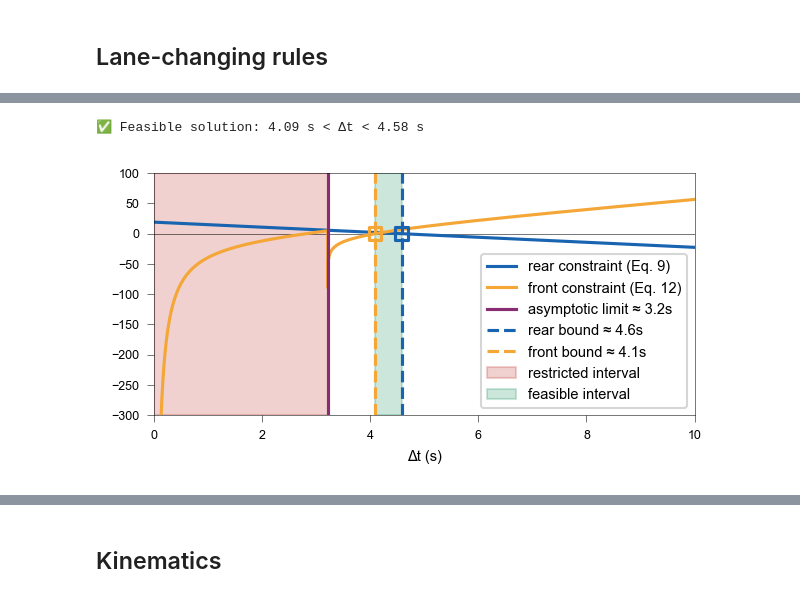
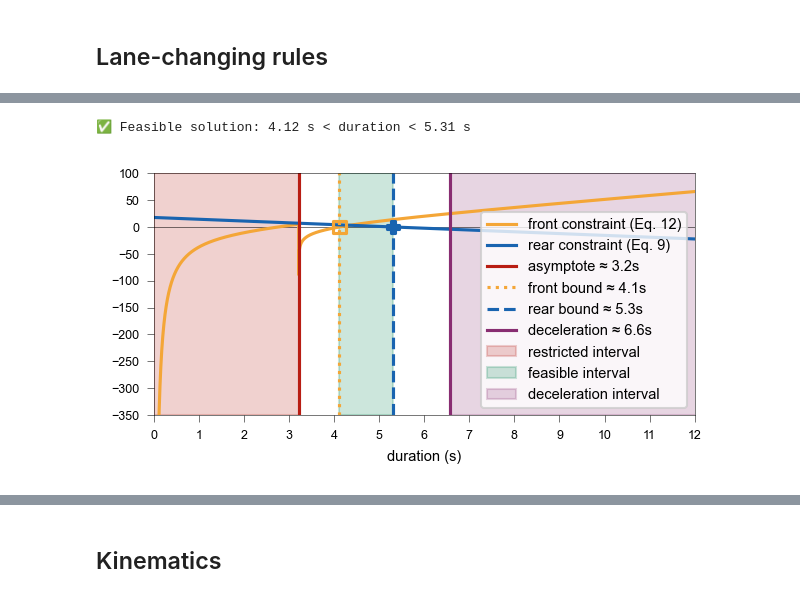
Before and after one commit to EPFL-ENAC/LUTS-pneuma-simulator, a Jupyter notebook: notebooks/discrete.ipynb, the cells around one changed output, grey strips where cells are left out. Cells and saved outputs as stored; diff of their text form; code cells hidden in the pictures.

```diff
--- a/notebooks/discrete.ipynb
+++ b/notebooks/discrete.ipynb
@@ -363,0 +310,6 @@ solution
+# %%
+def geom(phi):
+    R = 0.5 * W / (1 - np.cos(phi))
+    S = 2 * R * phi
+    Dx = W / np.tan(0.5 * phi)
+    return S, Dx
@@ -363,0 +428,14 @@ solution
+# %%
+if phi_c < phi:
+    print("adjust")
+    S = geom(phi_c - 1e-12)[0]
+    Dx = geom(phi_c - 1e-12)[1]
+# %%
+dt_0 = 2 * S / (params_front["v0_a"] + v_check)
+# Solve both bounds
+dt_rear = rear_upper_bound(s_check_f, Dx, **params_rear)
+solution = root_scalar(g, x0=dt_0 + 1e-15, args=(s_check_l, v_check, S, Dx), method="newton")
+print(solution)
+dt_front = solution.root
+print("----------------------------------------------------")
+print(dt_0, dt_front, dt_rear)
@@ -364,34 +451,40 @@ solution
 # %%
 %matplotlib inline
 fig, ax = plt.subplots(figsize=(10 * cm, 5 * cm), dpi=150)
 # Check feasibility
-if dt_front and dt_rear and dt_front < dt_rear:
-    times = np.linspace(0, 10, 10000)
-    fvals_front = [f_eq12(t, **params_front) for t in times]
-    fvals_rear = [f_eq9(t, **params_rear) for t in times]
+if dt_front and dt_rear and dt_front <= dt_rear and dt_0 < dt_front:
+    times = np.linspace(0, 16, 10000)
+    fvals_rear = [f_eq9(t,s_check_f, Dx, **params_rear) for t in times]
+    fvals_front = [f_eq12(t, s_check_l, v_check, S, Dx,**params_front) for t in times]
     plt.axhline(0, color="k", linestyle="-", linewidth=.25)
+    plt.plot(times, fvals_front, label="front constraint (Eq. 12)", color=orange)
     plt.plot(times, fvals_rear, label="rear constraint (Eq. 9)", color=dark_blue)
-    plt.plot(times, fvals_front, label="front constraint (Eq. 12)", color=orange)
     # Mark solution points
-    plt.axvline(dt_0, color=dark_purple, linestyle="-", label=f"asymptotic limit ≈ {dt_0:.1f}s")
+    plt.axvline(dt_0, color=RAL_3020, linestyle="-", label=f"asymptote ≈ {dt_0:.1f}s")
+    plt.axvline(dt_front, color=orange, linestyle=":", label=f"front bound ≈ {dt_front:.1f}s")
     plt.axvline(dt_rear, color=dark_blue, linestyle="--", label=f"rear bound ≈ {dt_rear:.1f}s")
-    plt.scatter([dt_rear], [f_eq9(dt_rear, **params_rear)], marker="s",lw=1.5,fc='none',color=dark_blue, zorder=5)
-    plt.axvline(dt_front, color=orange, linestyle="--", label=f"front bound ≈ {dt_front:.1f}s")
-    plt.scatter([dt_front], [f_eq12(dt_front, **params_front)], marker="s",lw=1.5,fc='none', color=orange, zorder=5)
+    plt.axvline(S/v_check, color=dark_purple, linestyle="-", label=f"deceleration ≈ {S/v_check:.1f}s")
+    plt.scatter([dt_rear], [f_eq9(dt_rear, s_check_f, Dx, **params_rear)], marker="P",lw=1.5,fc='none',color=dark_blue, zorder=5)
+    plt.scatter([dt_front], [f_eq12(dt_front, s_check_l, v_check, S, Dx,**params_front)], marker="s",lw=1.5,fc='none', color=orange, zorder=5)
+
+
     # Shade restricted interval
     plt.axvspan(0, dt_0, color=RAL_3020, alpha=0.2, label="restricted interval")
     # Shade feasible interval
     plt.axvspan(dt_front, dt_rear, color=RAL_6024, alpha=0.2, label="feasible interval")
-    plt.xlabel("Δt (s)")
-    plt.legend()
-    plt.xlim(0, 10)
-    plt.ylim(-300, 100)
+    # Deceleration interval
+    plt.axvspan(S/v_check, 1e9, color=dark_purple, alpha=0.2, label="deceleration interval")
+    plt.xlabel("duration (s)")
+    plt.legend(loc='lower right')
+    plt.xlim(0, 12)
+    plt.xticks(np.arange(0,13,1))
+    plt.ylim(-350, 100)
     fig.tight_layout(pad=0)
-    plt.savefig("./output/sketches/lc_window.pdf", format="pdf", transparent=True)
-    print(f"✅ Feasible solution: {dt_front:.2f} s < Δt < {dt_rear:.2f} s")
+    #plt.savefig("./output/sketches/lc_window.pdf", format="pdf", transparent=True)
+    print(f"✅ Feasible solution: {dt_front:.2f} s < duration < {dt_rear:.2f} s")
 else:
     print(dt_front,dt_rear)
     print("❌ No feasible solution in this scenario.")
 # %% [output]
-✅ Feasible solution: 4.09 s < Δt < 4.58 s
+✅ Feasible solution: 4.12 s < duration < 5.31 s
-[figure, old version]
+[figure, new version]
```
Also changed, not shown: parts of 31 cells of this notebook.
